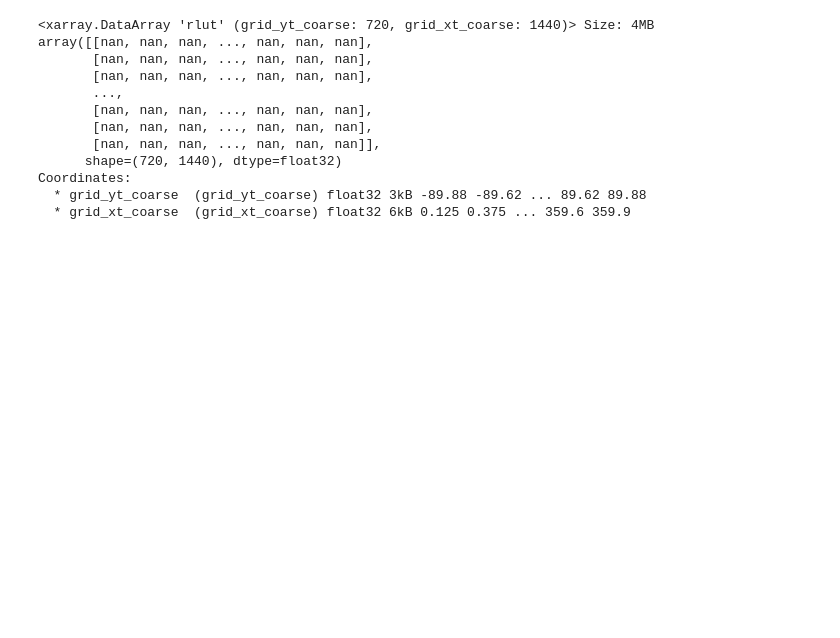
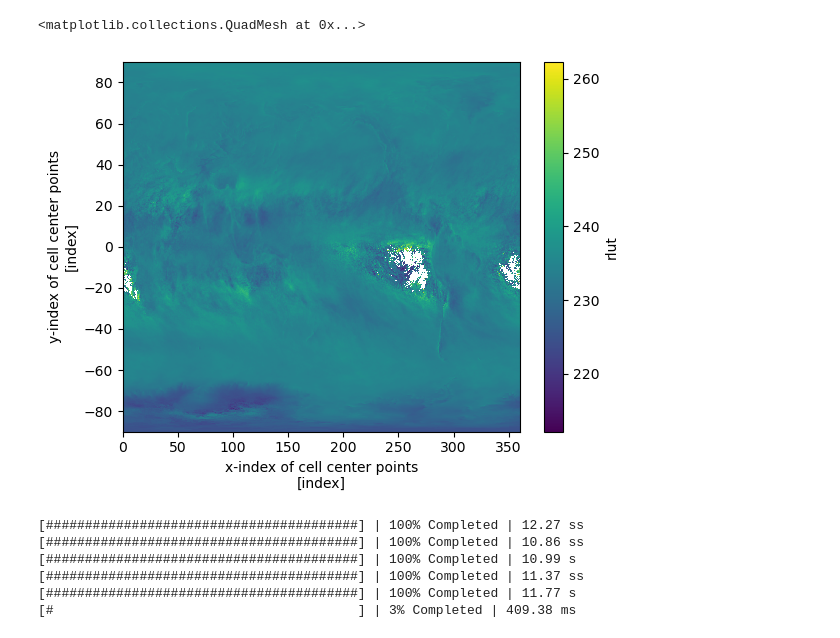
Before and after one commit to magpowell/hk25-teams, a Jupyter notebook: hk25-HighCloudT/latlon_CTT.ipynb, the cells around one changed output. Cells and saved outputs as stored; diff of their text form; code cells hidden in the pictures; blank space fills up the shorter version.

```diff
--- a/hk25-HighCloudT/latlon_CTT.ipynb
+++ b/hk25-HighCloudT/latlon_CTT.ipynb
@@ -201,15 +220,5 @@ with ProgressBar():
 # %%
-ctt_mean
+ctt_mean.plot()
 # %% [output]
-<xarray.DataArray 'rlut' (grid_yt_coarse: 720, grid_xt_coarse: 1440)> Size: 4MB
-array([[nan, nan, nan, ..., nan, nan, nan],
-       [nan, nan, nan, ..., nan, nan, nan],
-       [nan, nan, nan, ..., nan, nan, nan],
-       ...,
-       [nan, nan, nan, ..., nan, nan, nan],
-       [nan, nan, nan, ..., nan, nan, nan],
-       [nan, nan, nan, ..., nan, nan, nan]],
-      shape=(720, 1440), dtype=float32)
-Coordinates:
-  * grid_yt_coarse  (grid_yt_coarse) float32 3kB -89.88 -89.62 ... 89.62 89.88
-  * grid_xt_coarse  (grid_xt_coarse) float32 6kB 0.125 0.375 ... 359.6 359.9
+<matplotlib.collections.QuadMesh at 0x...>
+[figure, added]
@@ -215,0 +239,9 @@ Coordinates:
+# %%
+hist_data = prep_lat_data_for_plots(lat_binned)
+# %% [output]
+[########################################] | 100% Completed | 12.27 ss
+[########################################] | 100% Completed | 10.86 ss
+[########################################] | 100% Completed | 10.99 s
+[########################################] | 100% Completed | 11.37 ss
+[########################################] | 100% Completed | 11.77 s
+[#                                       ] | 3% Completed | 409.38 ms
```
Also changed, not shown: parts of 12 cells of this notebook.
